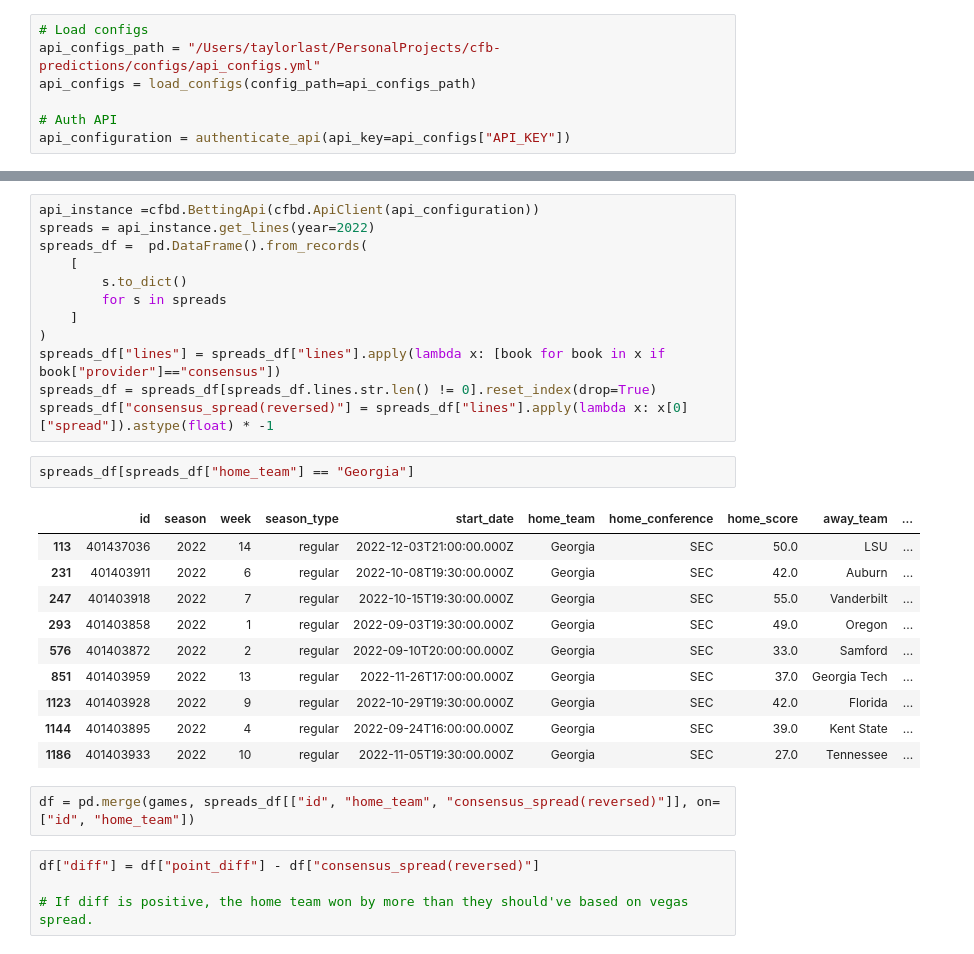
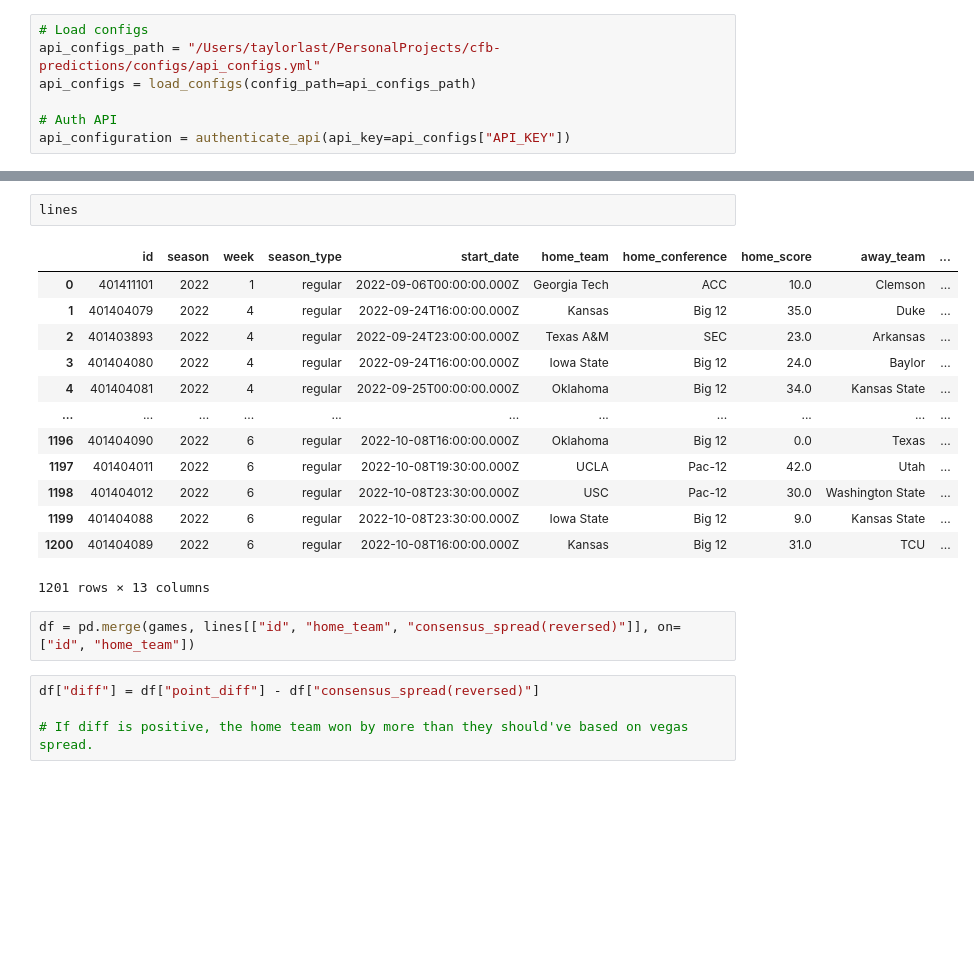
Before and after one commit to taylorlast/cfb-predictions, a Jupyter notebook: src/test_book.ipynb, the cells around one changed output, grey strips where cells are left out. Cells and saved outputs as stored; diff of their text form; blank space fills up the shorter version.

```diff
--- a/src/test_book.ipynb
+++ b/src/test_book.ipynb
@@ -56,33 +59,24 @@ games
 | 736 | 401437009 | 2022 | 14 | North Carolina | Clemson | 10.0 | 39.0 | fbs | ... |
 | 737 | 401404145 | 2022 | 15 | Army | Navy | 20.0 | 17.0 | fbs | ... |
 738 rows × 14 columns
-# %%
-api_instance =cfbd.BettingApi(cfbd.ApiClient(api_configuration))
-spreads = api_instance.get_lines(year=2022)
-spreads_df =  pd.DataFrame().from_records(
-    [
-        s.to_dict()
-        for s in spreads
-    ]
-)
-spreads_df["lines"] = spreads_df["lines"].apply(lambda x: [book for book in x if book["provider"]=="consensus"])
-spreads_df = spreads_df[spreads_df.lines.str.len() != 0].reset_index(drop=True)
-spreads_df["consensus_spread(reversed)"] = spreads_df["lines"].apply(lambda x: x[0]["spread"]).astype(float) * -1
-# %%
-spreads_df[spreads_df["home_team"] == "Georgia"]
-# %% [output]
-|  | id | season | week | season_type | start_date | home_team | home_conference | home_score | away_team | ... |
-| 113 | 401437036 | 2022 | 14 | regular | 2022-12-03T21:00:00.000Z | Georgia | SEC | 50.0 | LSU | ... |
-| 231 | 401403911 | 2022 | 6 | regular | 2022-10-08T19:30:00.000Z | Georgia | SEC | 42.0 | Auburn | ... |
-| 247 | 401403918 | 2022 | 7 | regular | 2022-10-15T19:30:00.000Z | Georgia | SEC | 55.0 | Vanderbilt | ... |
-| 293 | 401403858 | 2022 | 1 | regular | 2022-09-03T19:30:00.000Z | Georgia | SEC | 49.0 | Oregon | ... |
-| 576 | 401403872 | 2022 | 2 | regular | 2022-09-10T20:00:00.000Z | Georgia | SEC | 33.0 | Samford | ... |
-| 851 | 401403959 | 2022 | 13 | regular | 2022-11-26T17:00:00.000Z | Georgia | SEC | 37.0 | Georgia Tech | ... |
-| 1123 | 401403928 | 2022 | 9 | regular | 2022-10-29T19:30:00.000Z | Georgia | SEC | 42.0 | Florida | ... |
-| 1144 | 401403895 | 2022 | 4 | regular | 2022-09-24T16:00:00.000Z | Georgia | SEC | 39.0 | Kent State | ... |
-| 1186 | 401403933 | 2022 | 10 | regular | 2022-11-05T19:30:00.000Z | Georgia | SEC | 27.0 | Tennessee | ... |
+# %%
+lines
+# %% [output]
+|  | id | season | week | season_type | start_date | home_team | home_conference | home_score | away_team | ... |
+| 0 | 401411101 | 2022 | 1 | regular | 2022-09-06T00:00:00.000Z | Georgia Tech | ACC | 10.0 | Clemson | ... |
+| 1 | 401404079 | 2022 | 4 | regular | 2022-09-24T16:00:00.000Z | Kansas | Big 12 | 35.0 | Duke | ... |
+| 2 | 401403893 | 2022 | 4 | regular | 2022-09-24T23:00:00.000Z | Texas A&M | SEC | 23.0 | Arkansas | ... |
+| 3 | 401404080 | 2022 | 4 | regular | 2022-09-24T16:00:00.000Z | Iowa State | Big 12 | 24.0 | Baylor | ... |
+| 4 | 401404081 | 2022 | 4 | regular | 2022-09-25T00:00:00.000Z | Oklahoma | Big 12 | 34.0 | Kansas State | ... |
+| ... | ... | ... | ... | ... | ... | ... | ... | ... | ... | ... |
+| 1196 | 401404090 | 2022 | 6 | regular | 2022-10-08T16:00:00.000Z | Oklahoma | Big 12 | 0.0 | Texas | ... |
+| 1197 | 401404011 | 2022 | 6 | regular | 2022-10-08T19:30:00.000Z | UCLA | Pac-12 | 42.0 | Utah | ... |
+| 1198 | 401404012 | 2022 | 6 | regular | 2022-10-08T23:30:00.000Z | USC | Pac-12 | 30.0 | Washington State | ... |
+| 1199 | 401404088 | 2022 | 6 | regular | 2022-10-08T23:30:00.000Z | Iowa State | Big 12 | 9.0 | Kansas State | ... |
+| 1200 | 401404089 | 2022 | 6 | regular | 2022-10-08T16:00:00.000Z | Kansas | Big 12 | 31.0 | TCU | ... |
+1201 rows × 13 columns
 # %%
-df = pd.merge(games, spreads_df[["id", "home_team", "consensus_spread(reversed)"]], on=["id", "home_team"])
+df = pd.merge(games, lines[["id", "home_team", "consensus_spread(reversed)"]], on=["id", "home_team"])
 # %%
 df["diff"] = df["point_diff"] - df["consensus_spread(reversed)"]
 
```
Also changed, not shown: parts of 15 cells of this notebook, 3 other files.
